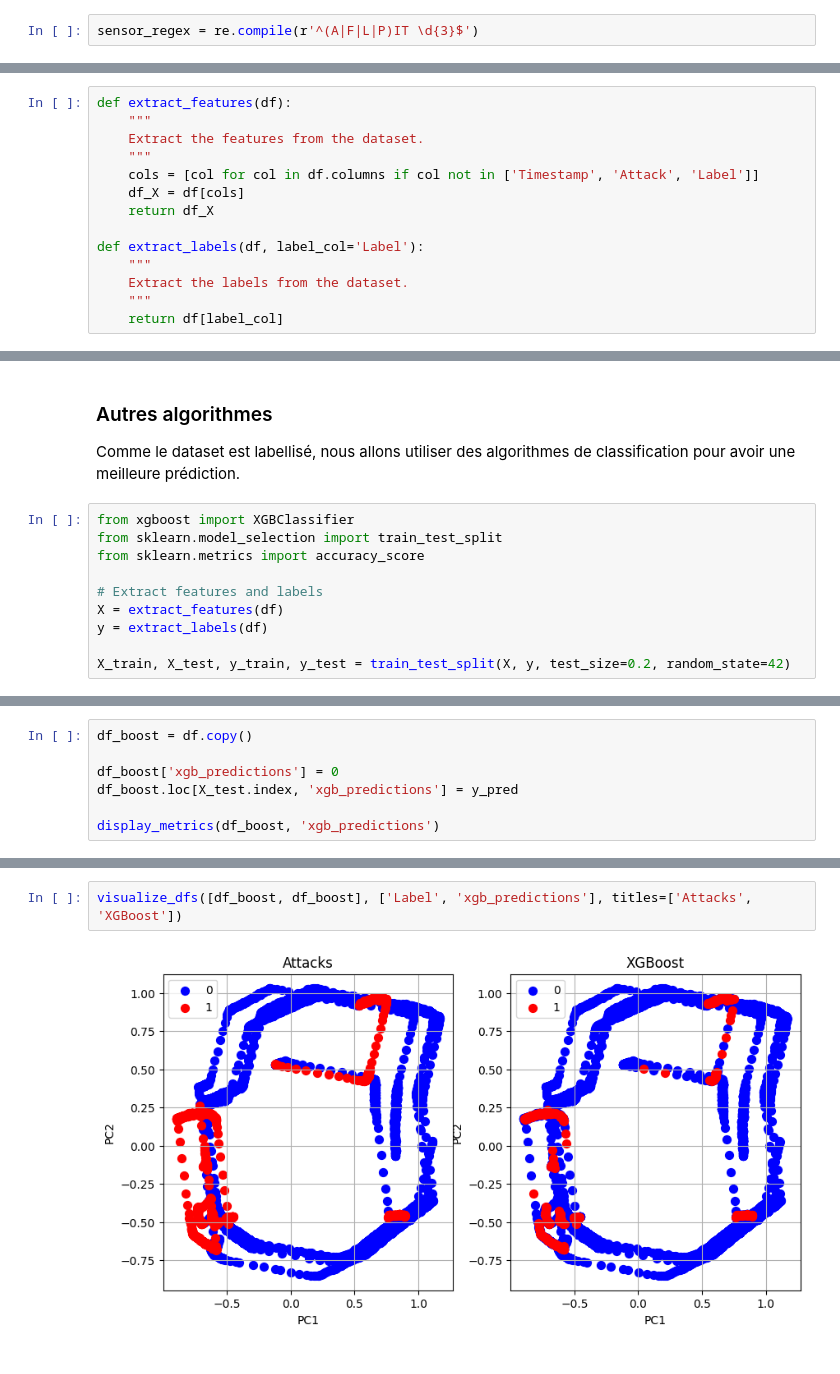
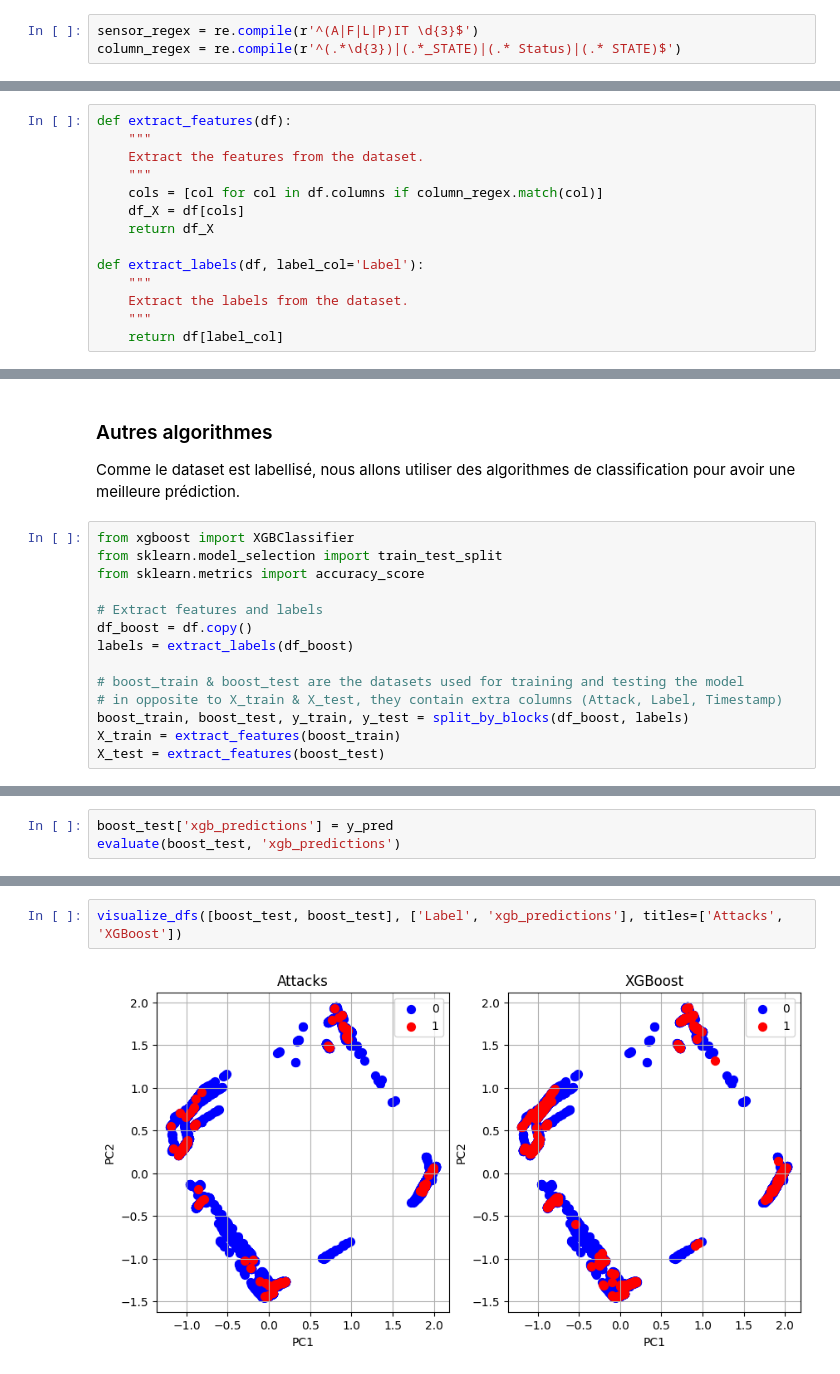
Before and after one commit to JunyiLi0/cyberml-project, a Jupyter notebook: projet.ipynb, the cells around one changed output, grey strips where cells are left out. Saved outputs shown, nothing was run; the diff lists cells and outputs as text.

Commit message:
Add all metrics and add split by blocks function

```diff
--- a/projet.ipynb
+++ b/projet.ipynb
@@ -28,6 +32,7 @@ import matplotlib.pyplot as plt
 Dans un premier temps, nous allons nous concentrer uniquement sur les capteurs du système et laisser de côté les pompes.
 # %%
 sensor_regex = re.compile(r'^(A|F|L|P)IT \d{3}$')
+column_regex = re.compile(r'^(.*\d{3})|(.*_STATE)|(.* Status)|(.* STATE)$')
 # %%
 def normalize_df(df):
     """
@@ -75,7 +80,7 @@ def extract_features(df):
     """
     Extract the features from the dataset.
     """
-    cols = [col for col in df.columns if col not in ['Timestamp', 'Attack', 'Label']]
+    cols = [col for col in df.columns if column_regex.match(col)]
     df_X = df[cols]
     return df_X
 
@@ -356,7 +435,11 @@ from sklearn.model_selection import train_test_split
 from sklearn.metrics import accuracy_score
 
 # Extract features and labels
-X = extract_features(df)
-y = extract_labels(df)
+df_boost = df.copy()
+labels = extract_labels(df_boost)
 
-X_train, X_test, y_train, y_test = train_test_split(X, y, test_size=0.2, random_state=42)
+# boost_train & boost_test are the datasets used for training and testing the model
+# in opposite to X_train & X_test, they contain extra columns (Attack, Label, Timestamp)
+boost_train, boost_test, y_train, y_test = split_by_blocks(df_boost, labels)
+X_train = extract_features(boost_train)
+X_test = extract_features(boost_test)
@@ -373,8 +458,4 @@ Accuracy: 99.97%
 # %%
-df_boost = df.copy()
-
-df_boost['xgb_predictions'] = 0
-df_boost.loc[X_test.index, 'xgb_predictions'] = y_pred
-
-display_metrics(df_boost, 'xgb_predictions')
+boost_test['xgb_predictions'] = y_pred
+evaluate(boost_test, 'xgb_predictions')
 # %% [output]
@@ -384,4 +476,4 @@ Recall: 0.19
 # %%
-visualize_dfs([df_boost, df_boost], ['Label', 'xgb_predictions'], titles=['Attacks', 'XGBoost'])
+visualize_dfs([boost_test, boost_test], ['Label', 'xgb_predictions'], titles=['Attacks', 'XGBoost'])
 # %% [output]
-[figure, old version]
+[figure, new version]
```
Also changed, not shown: parts of 19 cells of this notebook, 2 other files.
